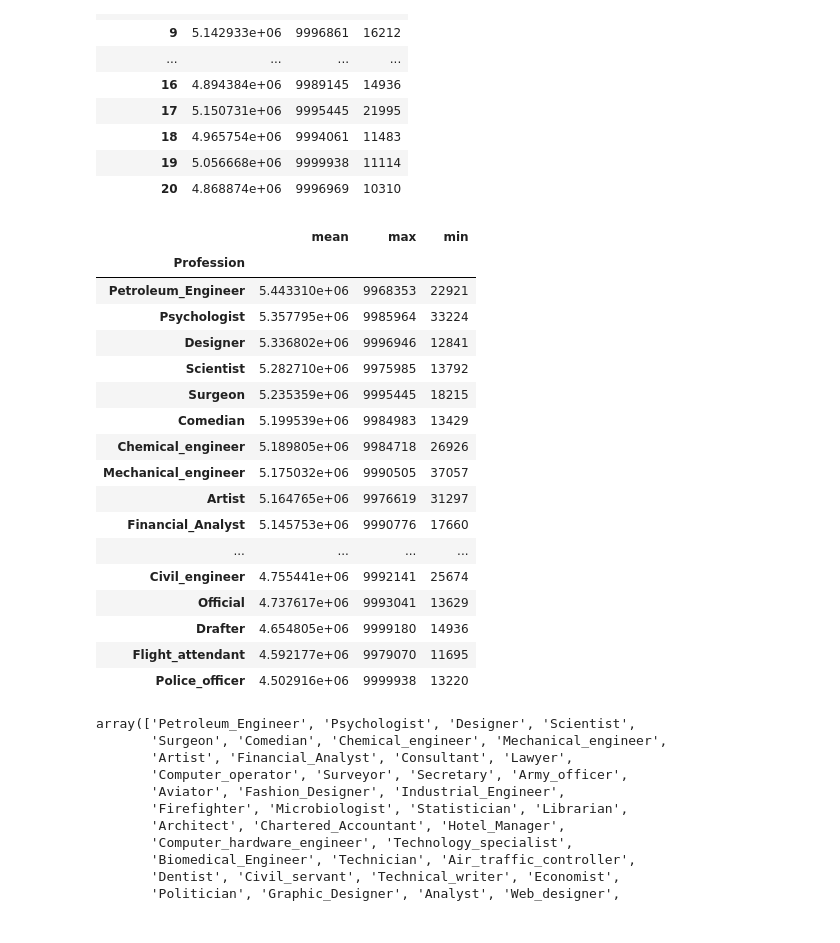
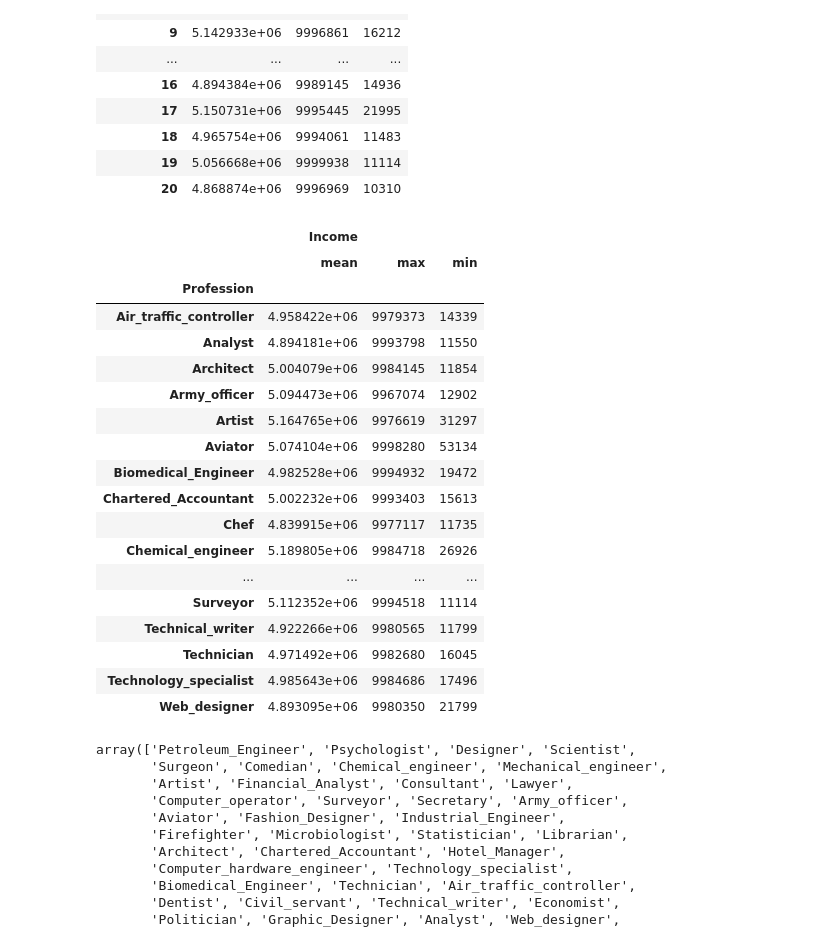
Before and after one commit to fyisa2/ATechSpace, a Jupyter notebook: Final_Assessment.ipynb, the cells around one changed output. Saved outputs shown, nothing was run; the diff lists cells and outputs as text; code cells hidden in the pictures.

```diff
--- a/Final_Assessment.ipynb
+++ b/Final_Assessment.ipynb
@@ -186,27 +186,30 @@ mlmodel.groupby('Experience').agg({'Income':['mean','max','min']})
 | 19 | 5.056668e+06 | 9999938 | 11114 |
 | 20 | 4.868874e+06 | 9996969 | 10310 |
 # %%
-Clue = '''Reproduce the code for this (Profession groupedby Income)'''
+#Clue = '''Reproduce the code for this (Profession groupedby Income)'''
+Clue=mlmodel.groupby('Profession').agg({'Income':['mean','max','min']})
+
 Clue
 # %% [output]
+|  | Income |  |  |
 |  | mean | max | min |
 | Profession |  |  |  |
-| Petroleum_Engineer | 5.443310e+06 | 9968353 | 22921 |
-| Psychologist | 5.357795e+06 | 9985964 | 33224 |
-| Designer | 5.336802e+06 | 9996946 | 12841 |
-| Scientist | 5.282710e+06 | 9975985 | 13792 |
-| Surgeon | 5.235359e+06 | 9995445 | 18215 |
-| Comedian | 5.199539e+06 | 9984983 | 13429 |
+| Air_traffic_controller | 4.958422e+06 | 9979373 | 14339 |
+| Analyst | 4.894181e+06 | 9993798 | 11550 |
+| Architect | 5.004079e+06 | 9984145 | 11854 |
+| Army_officer | 5.094473e+06 | 9967074 | 12902 |
+| Artist | 5.164765e+06 | 9976619 | 31297 |
+| Aviator | 5.074104e+06 | 9998280 | 53134 |
+| Biomedical_Engineer | 4.982528e+06 | 9994932 | 19472 |
+| Chartered_Accountant | 5.002232e+06 | 9993403 | 15613 |
+| Chef | 4.839915e+06 | 9977117 | 11735 |
 | Chemical_engineer | 5.189805e+06 | 9984718 | 26926 |
-| Mechanical_engineer | 5.175032e+06 | 9990505 | 37057 |
-| Artist | 5.164765e+06 | 9976619 | 31297 |
-| Financial_Analyst | 5.145753e+06 | 9990776 | 17660 |
 | ... | ... | ... | ... |
-| Civil_engineer | 4.755441e+06 | 9992141 | 25674 |
-| Official | 4.737617e+06 | 9993041 | 13629 |
-| Drafter | 4.654805e+06 | 9999180 | 14936 |
-| Flight_attendant | 4.592177e+06 | 9979070 | 11695 |
-| Police_officer | 4.502916e+06 | 9999938 | 13220 |
+| Surveyor | 5.112352e+06 | 9994518 | 11114 |
+| Technical_writer | 4.922266e+06 | 9980565 | 11799 |
+| Technician | 4.971492e+06 | 9982680 | 16045 |
+| Technology_specialist | 4.985643e+06 | 9984686 | 17496 |
+| Web_designer | 4.893095e+06 | 9980350 | 21799 |
 # %%
 Due = Clue.index.values
 Due
```
